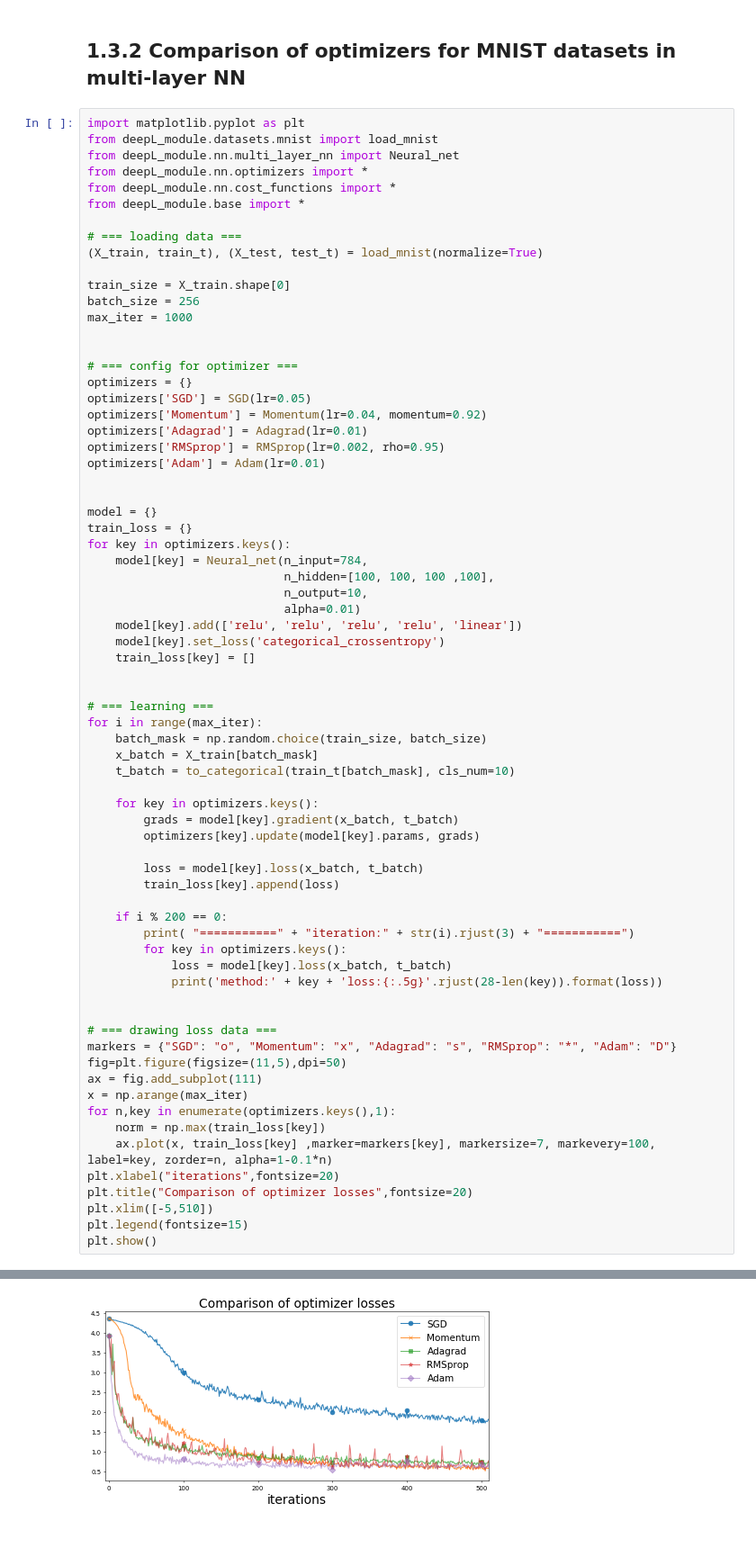
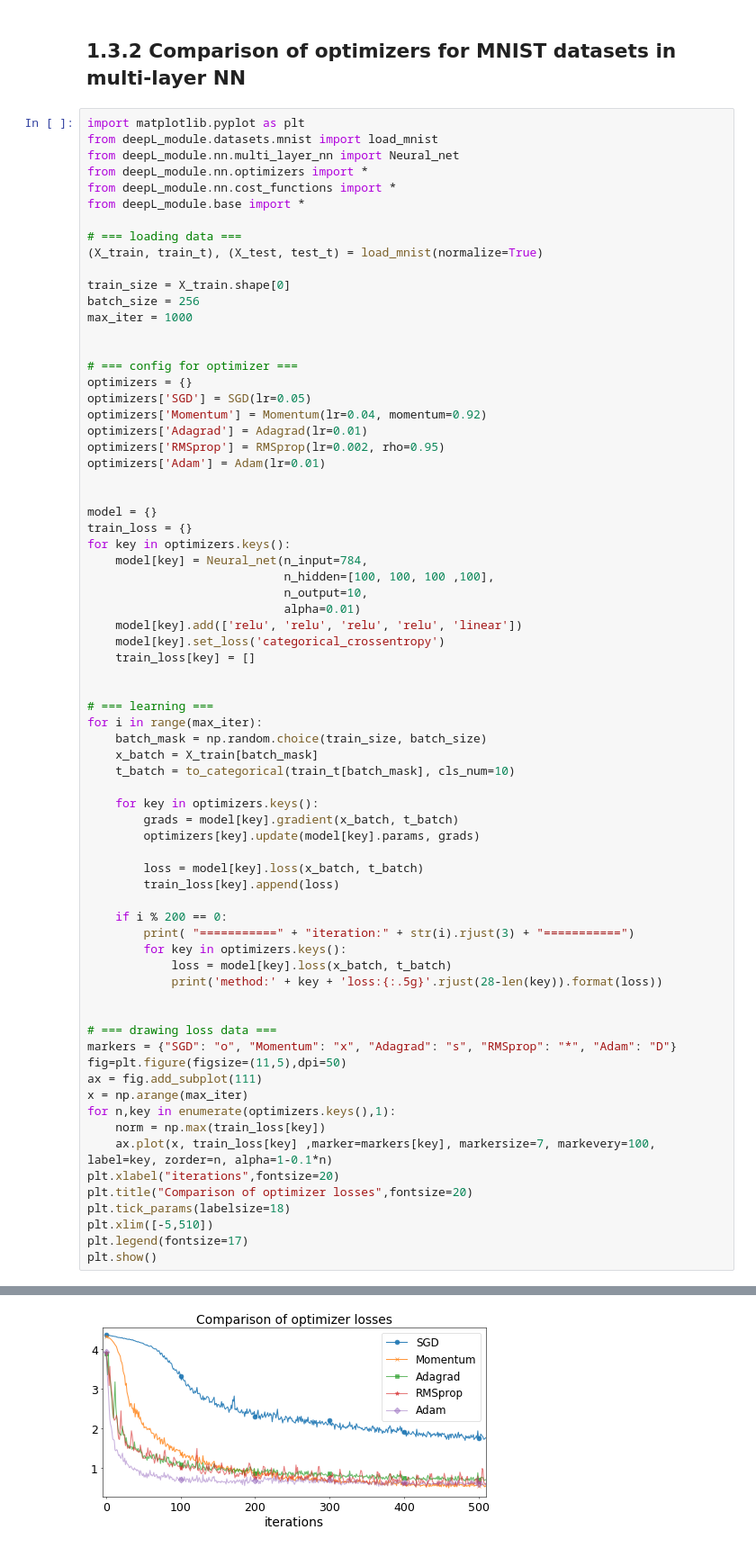
Before and after one commit to oilneck/prml_python, a Jupyter notebook: Notebook/test_Deep_learning.ipynb, the cells around one changed output, grey strips where cells are left out. Shown: that part at 90% size. Drawn from its saved outputs; the diff is of its cells as text.

```diff
--- a/Notebook/test_Deep_learning.ipynb
+++ b/Notebook/test_Deep_learning.ipynb
@@ -563,8 +563,9 @@ for n,key in enumerate(optimizers.keys(),1):
     ax.plot(x, train_loss[key] ,marker=markers[key], markersize=7, markevery=100, label=key, zorder=n, alpha=1-0.1*n)
 plt.xlabel("iterations",fontsize=20)
 plt.title("Comparison of optimizer losses",fontsize=20)
+plt.tick_params(labelsize=18)
 plt.xlim([-5,510])
-plt.legend(fontsize=15)
+plt.legend(fontsize=17)
 plt.show()
 # %% [output]
 ===========iteration:  0===========
@@ -587 +588 @@ method:Adam             loss:0.59273
-[figure, old version]
+[figure, new version]
```
Also changed, not shown: parts of 1 cell of this notebook.
